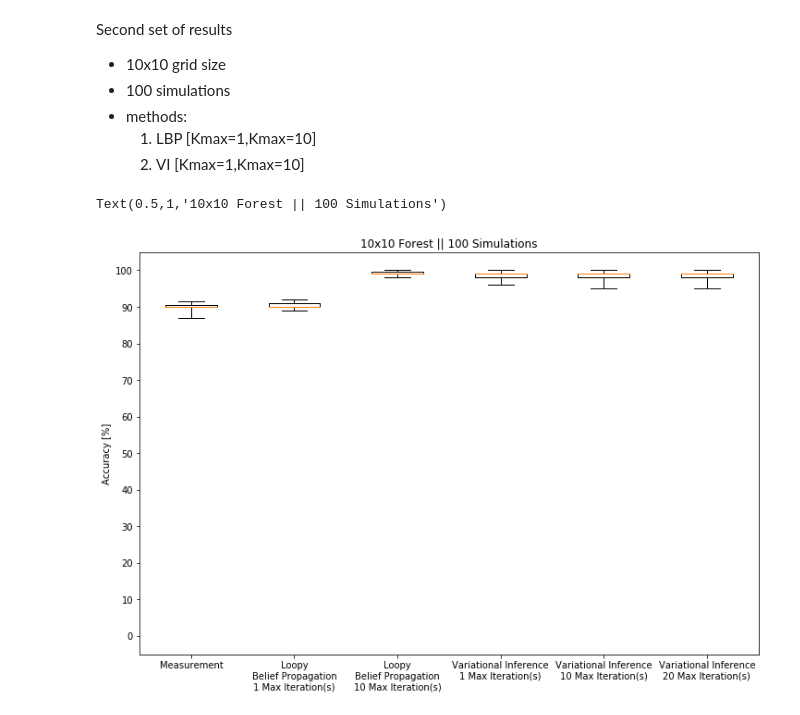
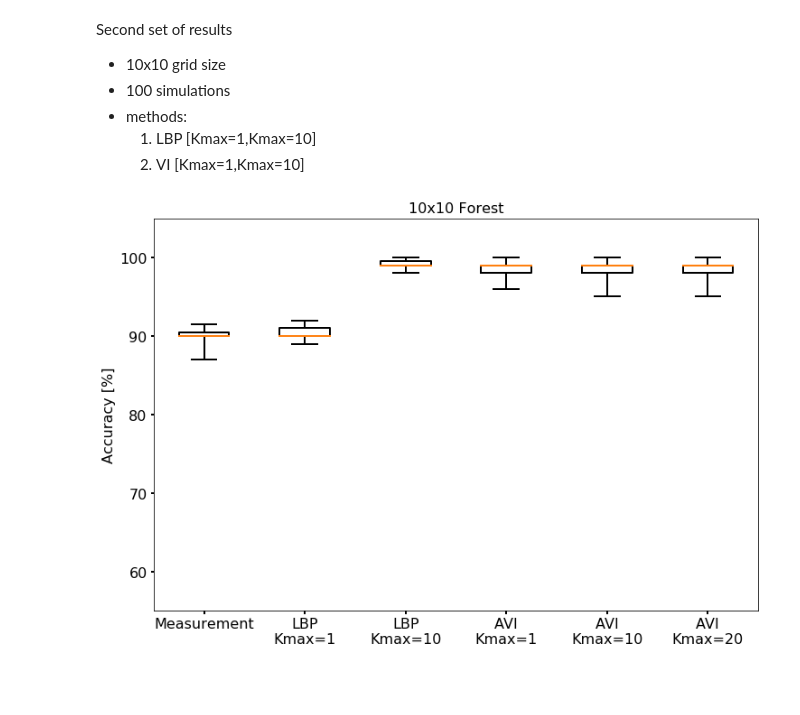
Before and after one commit to rhaksar/filter-large-GMDPs, a Jupyter notebook: visualize data.ipynb, the cells around one changed output. Saved outputs shown, nothing was run; the diff lists cells and outputs as text; code cells hidden in the pictures; blank space fills up the shorter version.

Commit message:
Style tweaks to box plots.

```diff
--- a/visualize data.ipynb
+++ b/visualize data.ipynb
@@ -155,43 +166,53 @@ for file in file_list:
             errors = data[s]['robotE']
             accuracies_pct = [(num_nodes - e)*100/num_nodes for e in errors]
             state_accuracy.append(np.median(accuracies_pct))
 
     plot_data.append(state_accuracy)
-    tick_labels.append('Loopy\nBelief Propagation\n%d Max Iteration(s)' %maxIterations)
+    tick_labels.append('LBP\nKmax=%d' %maxIterations)
 
 # import and add results from VI algorithm
 file_list = ['mp_gs10_K1_CNone_s100.pkl', 'mp_gs10_K10_CNone_s100.pkl', 'mp_gs10_K20_CNone_s100.pkl']
 for file in file_list:
     pkl_file = open('data files/'+file, 'rb')
     data = pickle.load(pkl_file)
     pkl_file.close()
 
     grid_size = data['grid_size']
     Kparam = data['Kparam']
 
     state_accuracy = []
     for s in data.keys():
         if isinstance(s, int):
             errors = data[s]['state_error']
             accuracies_pct = [(grid_size**2 - e)*100/grid_size**2 for e in errors]
             state_accuracy.append(np.median(accuracies_pct))
 
     plot_data.append(state_accuracy)
-    tick_labels.append('Variational Inference\n%d Max Iteration(s)' %Kparam)
+    tick_labels.append('AVI\nKmax=%d' %Kparam)
     # tick_labels.append('mp_'+'gs'+str(grid_size)+'_k'+str(Kparam))
 
 # plot results
+boxprops = dict(linewidth=2)
+medianprops = dict(linewidth=2)
+whiskerprops = boxprops
+capprops = boxprops
+
 fig = plt.figure(figsize=(12,8))
 ax = fig.add_subplot(111)
-boxplot_ax = ax.boxplot(plot_data, whis='range', showmeans=False)
-_ = ax.set_xticklabels(tick_labels)
-ax.set_ylim([-5,105])
-ax.set_yticks(np.arange(0, 110, 10.0))
-ax.set_ylabel('Accuracy [%]')
-ax.set_title('10x10 Forest || 100 Simulations')
+returns = boxplot_ax = ax.boxplot(plot_data, whis='range', showmeans=False,
+                                  boxprops=boxprops, medianprops=medianprops,
+                                  whiskerprops=whiskerprops, capprops=capprops)
+caps = returns['caps']
+ax.set_xticklabels(tick_labels)
+ax.set_ylim([55,105])
+ax.set_yticks(np.arange(60, 110, 10.0))
+ax.set_ylabel('Accuracy [%]', fontsize=16)
+ax.set_title('10x10 Forest', fontsize=16)
+ax.tick_params(axis='both', which='major', labelsize=16, width=2)
+
+# plt.savefig('data files/results_10x10.pdf', dpi=300, bbox_inches='tight')
 # %% [output]
-Text(0.5,1,'10x10 Forest || 100 Simulations')
-[figure, old version]
+[figure, new version]
 # %%
 plot_data = []
 tick_labels = []
```
Also changed, not shown: parts of 1 cell of this notebook.
